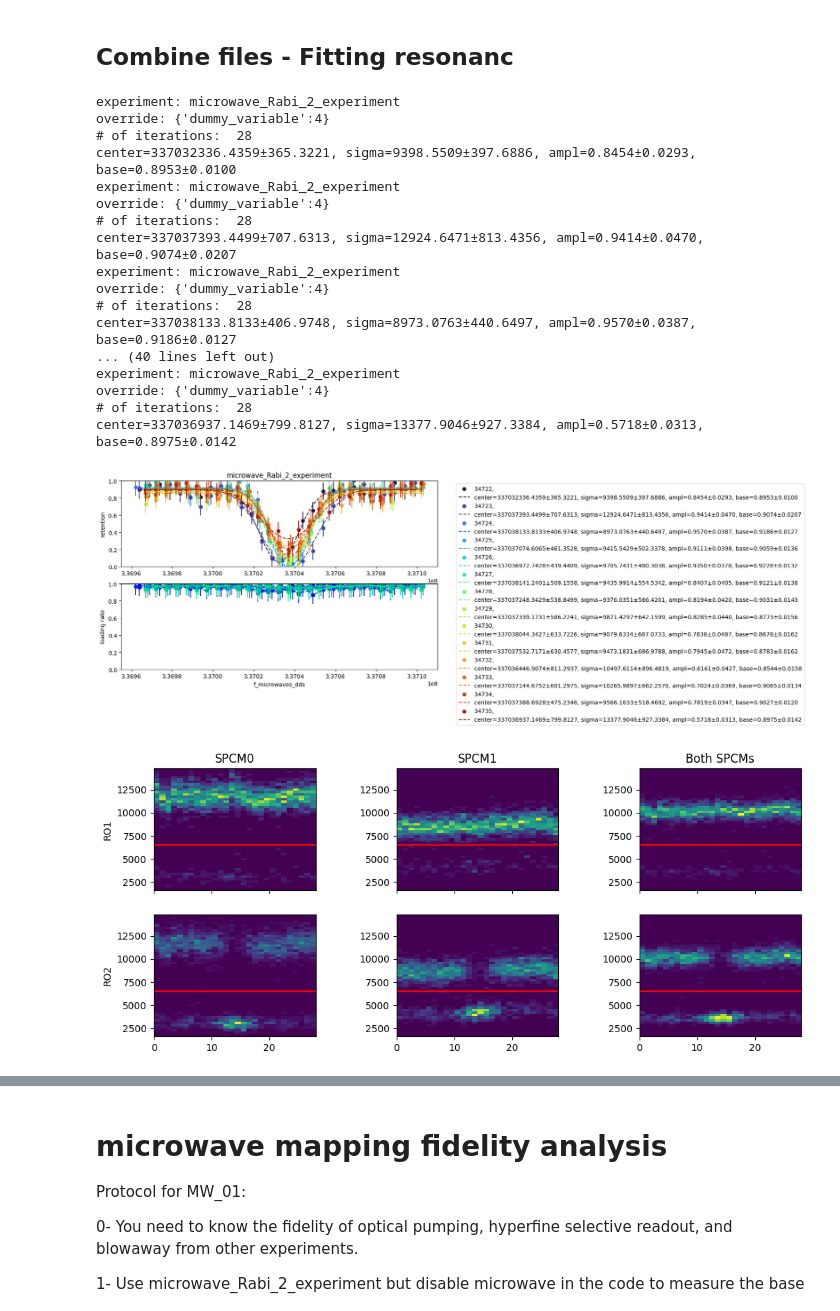
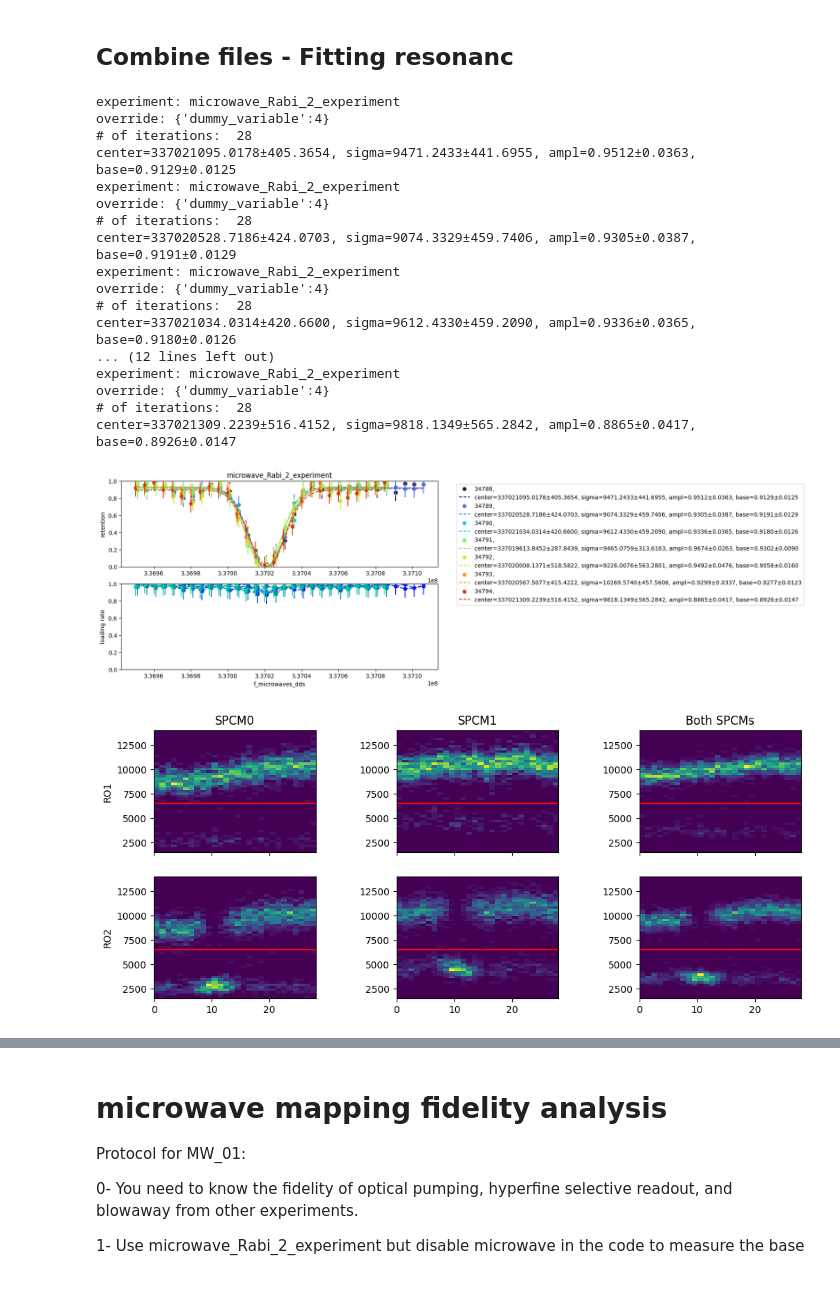
Before and after one commit to QuantumQuadrate/qn_artiq_routines, a Jupyter notebook: Analysis/Microwave analysis/Microwave_analysis_2025.ipynb, the cells around one changed output, grey strips where cells are left out. Saved outputs shown, nothing was run; the diff lists cells and outputs as text; code cells hidden in the pictures; blank space fills up the shorter version.

```diff
--- a/Analysis/Microwave analysis/Microwave_analysis_2025.ipynb
+++ b/Analysis/Microwave analysis/Microwave_analysis_2025.ipynb
@@ -2,7 +2,7 @@
 # Mapping atom analysis
 Valid for experiments from 2025-04-30 until ...
 # %%
-date_filters = ["2026-03-23","2026-03-24"]
+date_filters = ["2026-03-26"]
 
 from matplotlib import pyplot as plt
 import matplotlib as mpl
@@ -88,7 +86,7 @@ With fitting the resonance for microwave scans
 #     # 37:'',
 # }
 
-file_indices = {i: '' for i in range(35, 62, 2)}
+file_indices = {i: '' for i in range(0, 13, 2)}
 
 compare = True # compare multiple files in the same retention and loading plots
 otsu_threshold = False # compute threshold using Otsu method instead doing it by eye. only work when require atom loading = False
@@ -388,37 +386,37 @@ combined_atom_loading_times = list(itertools.chain(*all_atom_loading_times))
 mean_loading_time = np.mean(combined_atom_loading_times)
 plt.figure(figsize=(7, 4))
 plt.plot(combined_atom_loading_times, 'r-', label='Atom loading time')
 plt.xlabel("Atom number")
 plt.ylabel("Loading time (s)")
 plt.title(f"Atom loading time (Mean: {mean_loading_time:.3f} s)")
 # plt.title(f"Combined Atom Loading Time for All Files")
 plt.legend(loc='best')
 plt.show()
 
 # Plot the histogram of combined Atom_loading_time
 plt.figure(figsize=(7, 4))
 plt.hist(combined_atom_loading_times, bins=50, edgecolor='black', alpha=0.7)
 plt.xlabel("Atom Loading Time (s)")
 plt.ylabel("Frequency")
 plt.title(f"Histogram of Combined Atom Loading Time")
 plt.show()
 # %% [output]
 experiment: microwave_Rabi_2_experiment
 override: {'dummy_variable':4}
 # of iterations:  28
-center=337032336.4359±365.3221, sigma=9398.5509±397.6886, ampl=0.8454±0.0293, base=0.8953±0.0100
+center=337021095.0178±405.3654, sigma=9471.2433±441.6955, ampl=0.9512±0.0363, base=0.9129±0.0125
 experiment: microwave_Rabi_2_experiment
 override: {'dummy_variable':4}
 # of iterations:  28
-center=337037393.4499±707.6313, sigma=12924.6471±813.4356, ampl=0.9414±0.0470, base=0.9074±0.0207
+center=337020528.7186±424.0703, sigma=9074.3329±459.7406, ampl=0.9305±0.0387, base=0.9191±0.0129
 experiment: microwave_Rabi_2_experiment
 override: {'dummy_variable':4}
 # of iterations:  28
-center=337038133.8133±406.9748, sigma=8973.0763±440.6497, ampl=0.9570±0.0387, base=0.9186±0.0127
-... (40 lines left out)
+center=337021034.0314±420.6600, sigma=9612.4330±459.2090, ampl=0.9336±0.0365, base=0.9180±0.0126
+... (12 lines left out)
 experiment: microwave_Rabi_2_experiment
 override: {'dummy_variable':4}
 # of iterations:  28
-center=337036937.1469±799.8127, sigma=13377.9046±927.3384, ampl=0.5718±0.0313, base=0.8975±0.0142
+center=337021309.2239±516.4152, sigma=9818.1349±565.2842, ampl=0.8865±0.0417, base=0.8926±0.0147
-[figure, old version]
+[figure, new version]
-[figure, old version]
+[figure, new version]
```
Also changed, not shown: parts of 2 cells of this notebook, 4 other files.
